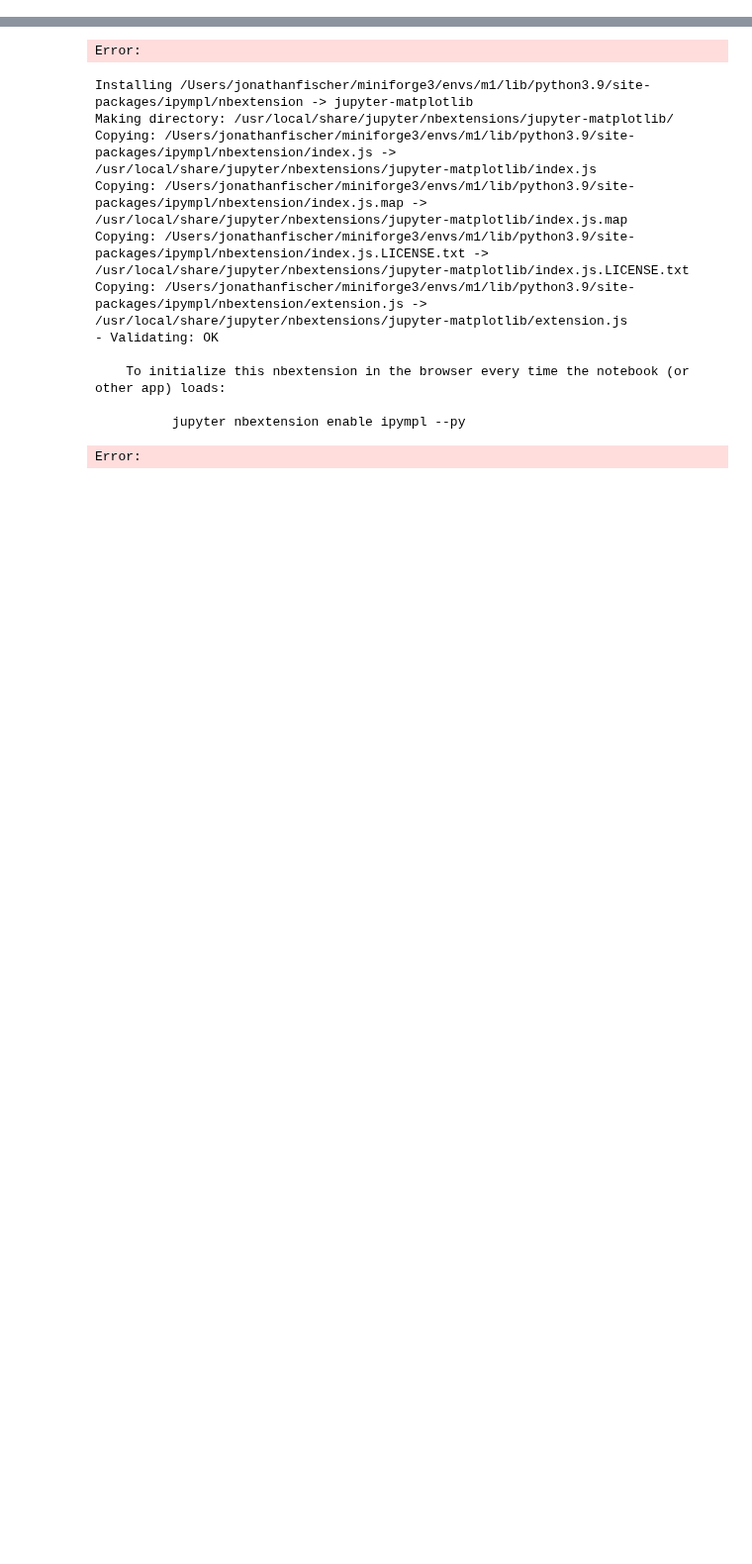
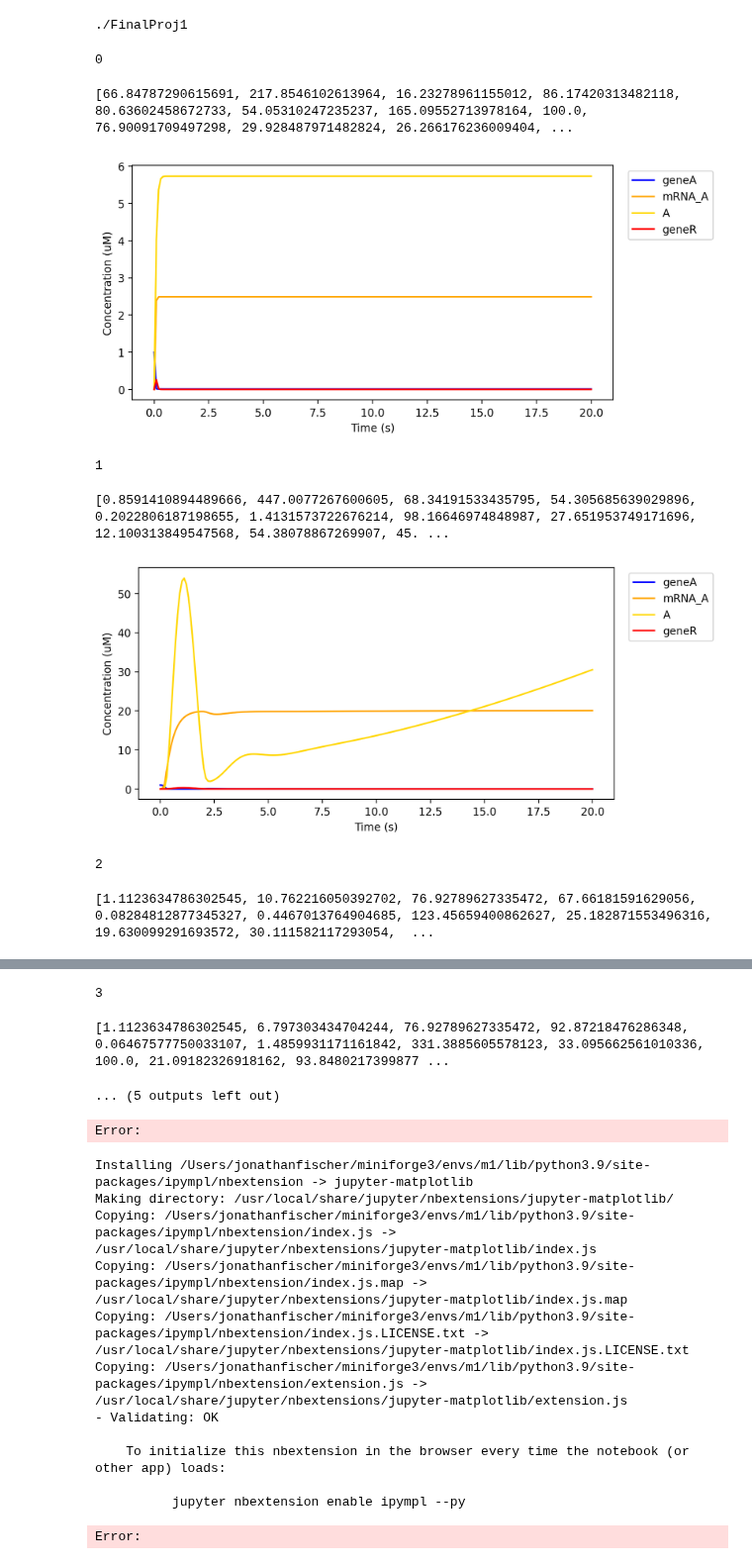
Before and after one commit to jonathanfischer97/Modeling-the-Living-Cell, a Jupyter notebook: FinalProject/FinalProject_python.ipynb, the cells around one changed output, grey strips where cells are left out. Shown at 99% size. Cells and saved outputs as stored; diff of their text form; code cells hidden in the pictures; blank space fills up the shorter version.

```diff
--- a/FinalProject/FinalProject_python.ipynb
+++ b/FinalProject/FinalProject_python.ipynb
@@ -788,7 +771,7 @@ class Solver:
 				# 	except IndexError:
 				# 		pass
 				self.model.plotModel(rdm_ind)
-				self.model.plotModel(rdm_ind, lipid = False)
+				# self.model.plotModel(rdm_ind, lipid = False)
 
 				# self.model.plotModel(rdm_ind,mode="ssa")
 
@@ -1169,3 +1087,28 @@ param_values = {
+# %%
+ka_min, ka_max = 0., 100.
+kb_min, kb_max = 0., 500.
+kcat_min, kcat_max = 0., 500.
+
+
+
+param_values = {
+            "kf1": {"min": ka_min, "max": ka_max},
+            "kf2": {"min": kb_min, "max": kb_max},
+            "kb2": {"min": ka_min, "max": ka_max},
+            "kf3": {"min": ka_min, "max": ka_max},
+            "kf4": {"min": ka_min, "max": ka_max},
+            "kf5": {"min": ka_min, "max":ka_max},
+            "kb5": {"min": kb_min, "max":kb_max},
+            "kf6": {"min": ka_min, "max":ka_max},
+            "kf7": {"min": ka_min, "max":ka_max},
+            "kf8": {"min": ka_min, "max":ka_max},
+            "kf9": {"min": ka_min, "max":ka_max},
+            "kf10": {"min": ka_min, "max":ka_max},
+            "kf11": {"min": ka_min, "max":ka_max},
+            "kf12": {"min": ka_min, "max":ka_max},
+            "kf13": {"min": ka_min, "max":ka_max},
+            "kf14": {"min": ka_min, "max":ka_max},
+            }
 # %%
 varnames = ["L","Lp","K","P","LK","A","LpA","LpAK","LpAP","LpAPLp","LpAKL","LpP","T","X","B","C","D","XB","XC","XD","XBC","XXBC","XBD","XXBD","XCD","XXCD","XBCD","XXBCD","XXXBCD"]
 initial_populations = np.append(np.array([0,3,0.2,0.3,0,3,0,0,0,0,0,0,2,1]),(np.zeros((29-14))))
@@ -1180,8 +1123,18 @@ initdict['T'] = 0.3
 initvals = np.array(list(initdict.values()))
 initdict
 # %%
-filename =  os.path.join(".", "CoupledTrimer2")
+filename =  os.path.join(".", "FinalProj1")
 print(filename)
-model = Oscillator(param_values, np.array([k for k in param_values.keys()]), initvals, mode=1)  #[0,3,0.2,0.3,0,0.9,0,0,0,0,0,0]
-solver = Solver(model, name = 'CoupledTrimer2')
+model = Oscillator(param_values, np.array([k for k in param_values.keys()]), np.array([1,0,0,0,1,0,0,0,0]), mode=1)  #[0,3,0.2,0.3,0,0.9,0,0,0,0,0,0]
+solver = Solver(model, name = 'FinalProj1')
 solver.run(filename)
+# %% [output]
+./FinalProj1
+0
+[66.84787290615691, 217.8546102613964, 16.23278961155012, 86.17420313482118, 80.63602458672733, 54.05310247235237, 165.09552713978164, 100.0, 76.90091709497298, 29.928487971482824, 26.266176236009404, ...
+[figure, added]
+1
+[0.8591410894489666, 447.0077267600605, 68.34191533435795, 54.305685639029896, 0.2022806187198655, 1.4131573722676214, 98.16646974848987, 27.651953749171696, 12.100313849547568, 54.38078867269907, 45. ...
+[figure, added]
+2
+[1.1123634786302545, 10.762216050392702, 76.92789627335472, 67.66181591629056, 0.08284812877345327, 0.4467013764904685, 123.45659400862627, 25.182871553496316, 19.630099291693572, 30.111582117293054,  ...
@@ -1188,3 +1142,6 @@ solver.run(filename)
+3
+[1.1123634786302545, 6.797303434704244, 76.92789627335472, 92.87218476286348, 0.06467577750033107, 1.4859931171161842, 331.3885605578123, 33.095662561010336, 100.0, 21.09182326918162, 93.8480217399877 ...
+... (5 outputs left out)
 # %%
 # %matplotlib ipympl
 import numpy as np
```
Also changed, not shown: parts of 4 cells of this notebook.
